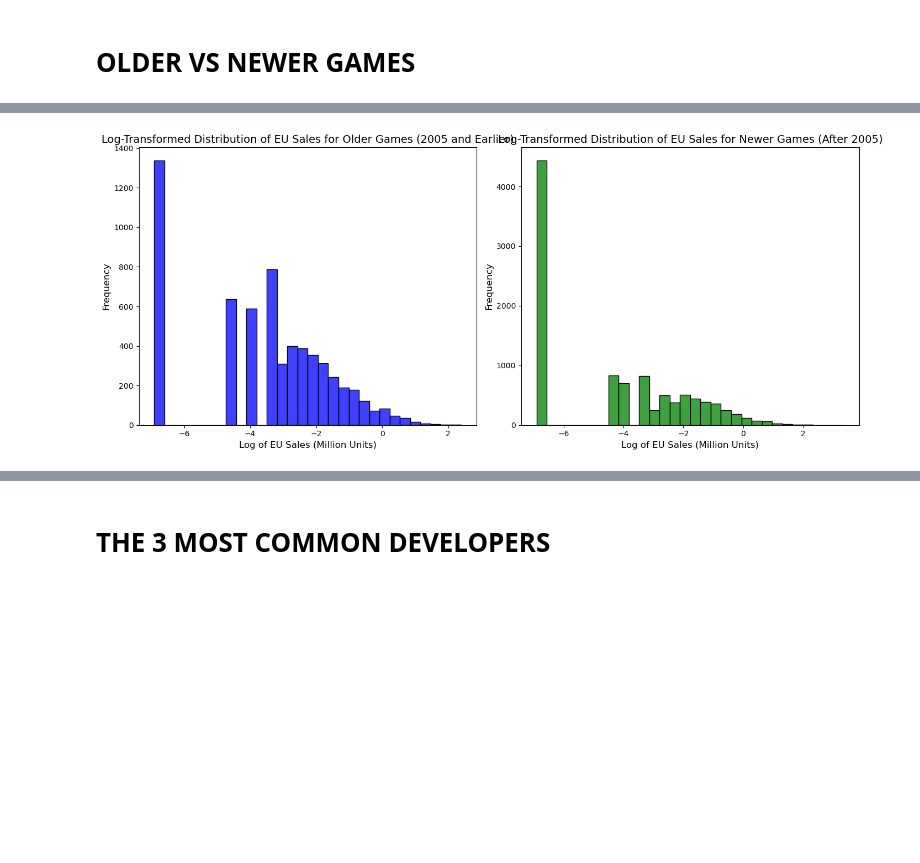
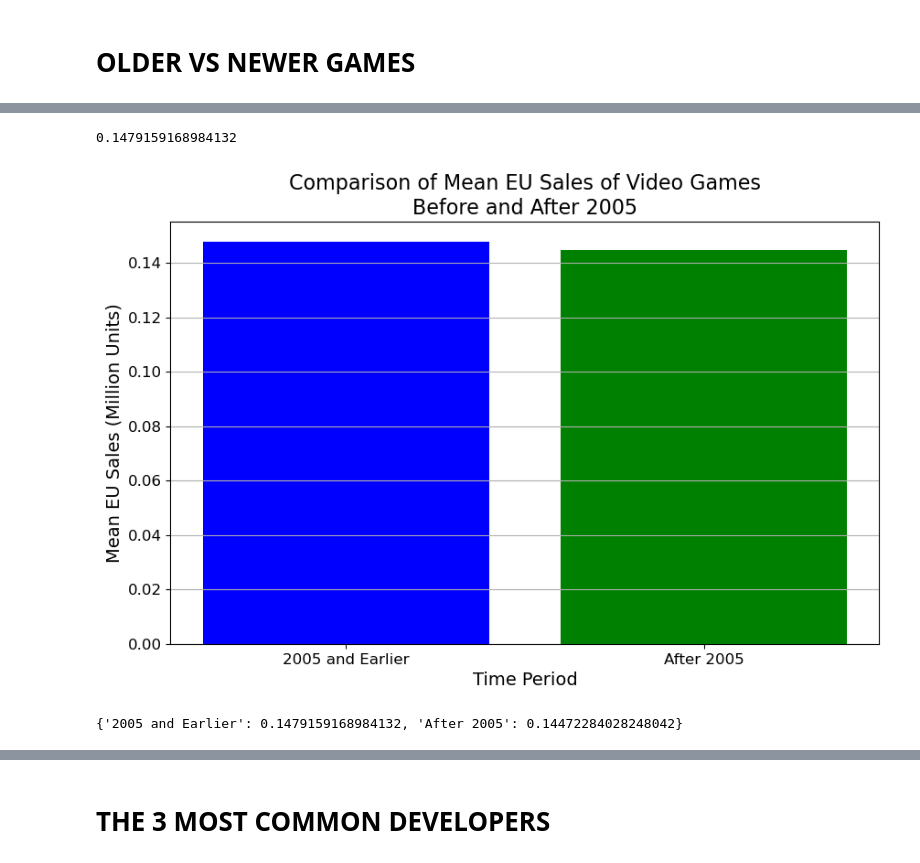
Before and after one commit to FedericoAriton99/CA-1-Data-Visualisation-Techniques, a Jupyter notebook: Federico_Ariton_DVizHDip_CA1.ipynb, the cells around one changed output, grey strips where cells are left out. Cells and saved outputs as stored; diff of their text form; code cells hidden in the pictures; blank space fills up the shorter version.

```diff
--- a/Federico_Ariton_DVizHDip_CA1.ipynb
+++ b/Federico_Ariton_DVizHDip_CA1.ipynb
@@ -414,27 +332,42 @@ plt.show()
-# %%
-# Applying log transformation to the sales data (adding a small constant to handle zero sales)
-older_games_sales_log = np.log(older_games_sales + 1e-3)
-newer_games_sales_log = np.log(newer_games_sales + 1e-3)
-
-# Visualization: Histograms for the log-transformed sales data
-plt.figure(figsize=(14, 6))
-
-# Histogram for older games (log-transformed)
-plt.subplot(1, 2, 1)
-sns.histplot(older_games_sales_log, bins=30, kde=False, color='blue')
-plt.title('Log-Transformed Distribution of EU Sales for Older Games (2005 and Earlier)', fontsize=14)
-plt.xlabel('Log of EU Sales (Million Units)', fontsize=12)
-plt.ylabel('Frequency', fontsize=12)
-
-# Histogram for newer games (log-transformed)
-plt.subplot(1, 2, 2)
-sns.histplot(newer_games_sales_log, bins=30, kde=False, color='green')
-plt.title('Log-Transformed Distribution of EU Sales for Newer Games (After 2005)', fontsize=14)
-plt.xlabel('Log of EU Sales (Million Units)', fontsize=12)
-plt.ylabel('Frequency', fontsize=12)
-
-# Display the plots
-plt.tight_layout()
-plt.show()
-# %% [output]
-[figure, removed]
+# %%
+# Data Wrangling
+# Filtering out games released after 2005 and handling missing values
+
+filtered_data = Games[(Games['Year_of_Release'] <= 2005) & (Games['Year_of_Release'].notna())]
+filtered_data = filtered_data[filtered_data['EU_Sales'].notna()]
+
+# Checking the structure of the filtered data
+filtered_data.head()
+# Calculating the mean of EU_Sales for games released in 2005 and earlier
+mean_eu_sales = filtered_data['EU_Sales'].mean()
+
+mean_eu_sales
+# %% [output]
+0.1479159168984132
+# %%
+# Calculating the mean of EU_Sales for games released after 2005
+mean_eu_sales_newer_games = Games[Games['Year_of_Release'] > 2005]['EU_Sales'].mean()
+
+# Preparing data for visualization
+mean_sales_comparison = {
+    '2005 and Earlier': mean_eu_sales,
+    'After 2005': mean_eu_sales_newer_games
+}
+
+# Visualization: Bar Chart for Comparison
+plt.figure(figsize=(10, 6))
+plt.bar(mean_sales_comparison.keys(), mean_sales_comparison.values(), color=['blue', 'green'])
+plt.xlabel('Time Period', fontsize=14)
+plt.ylabel('Mean EU Sales (Million Units)', fontsize=14)
+plt.title('Comparison of Mean EU Sales of Video Games\nBefore and After 2005', fontsize=16)
+plt.xticks(fontsize=12)
+plt.yticks(fontsize=12)
+plt.grid(axis='y')
+
+# Showing the plot
+plt.show()
+
+mean_sales_comparison
+# %% [output]
+[figure, added]
+{'2005 and Earlier': 0.1479159168984132, 'After 2005': 0.14472284028248042}
```
Also changed, not shown: parts of 26 cells of this notebook, 3 other files.
